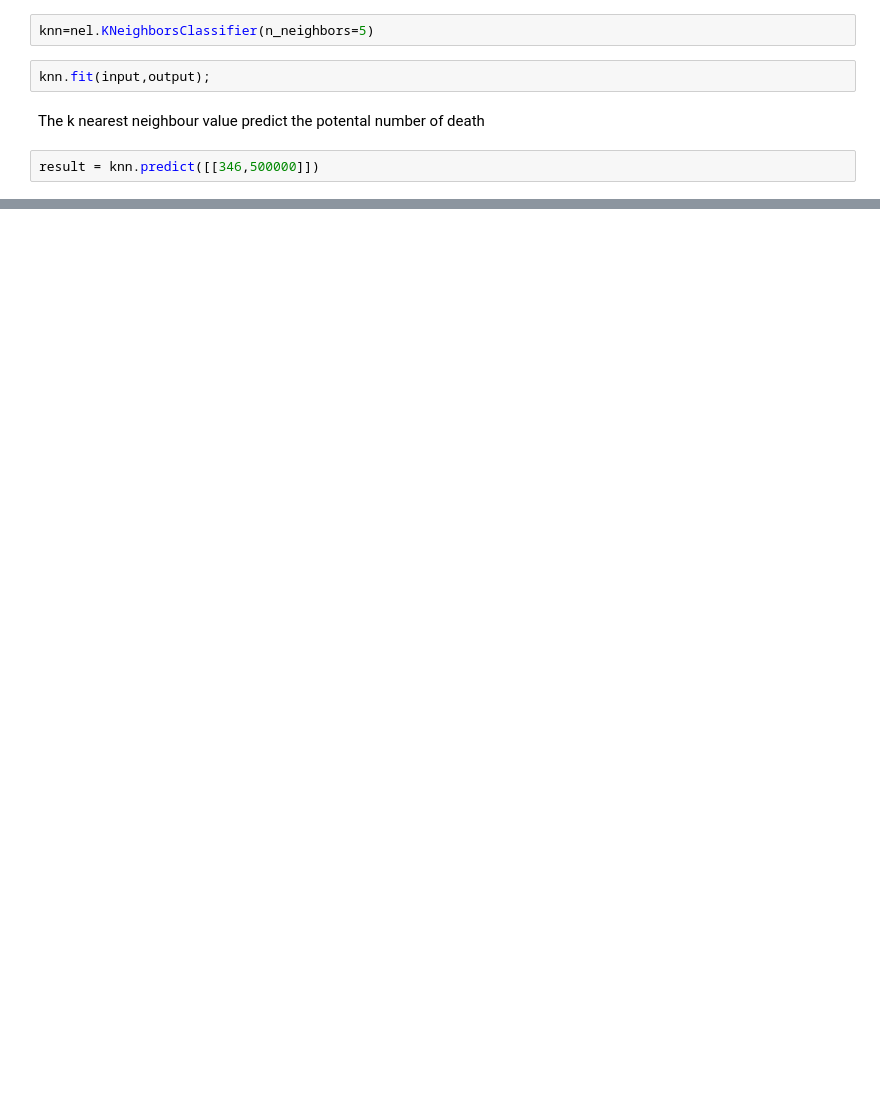
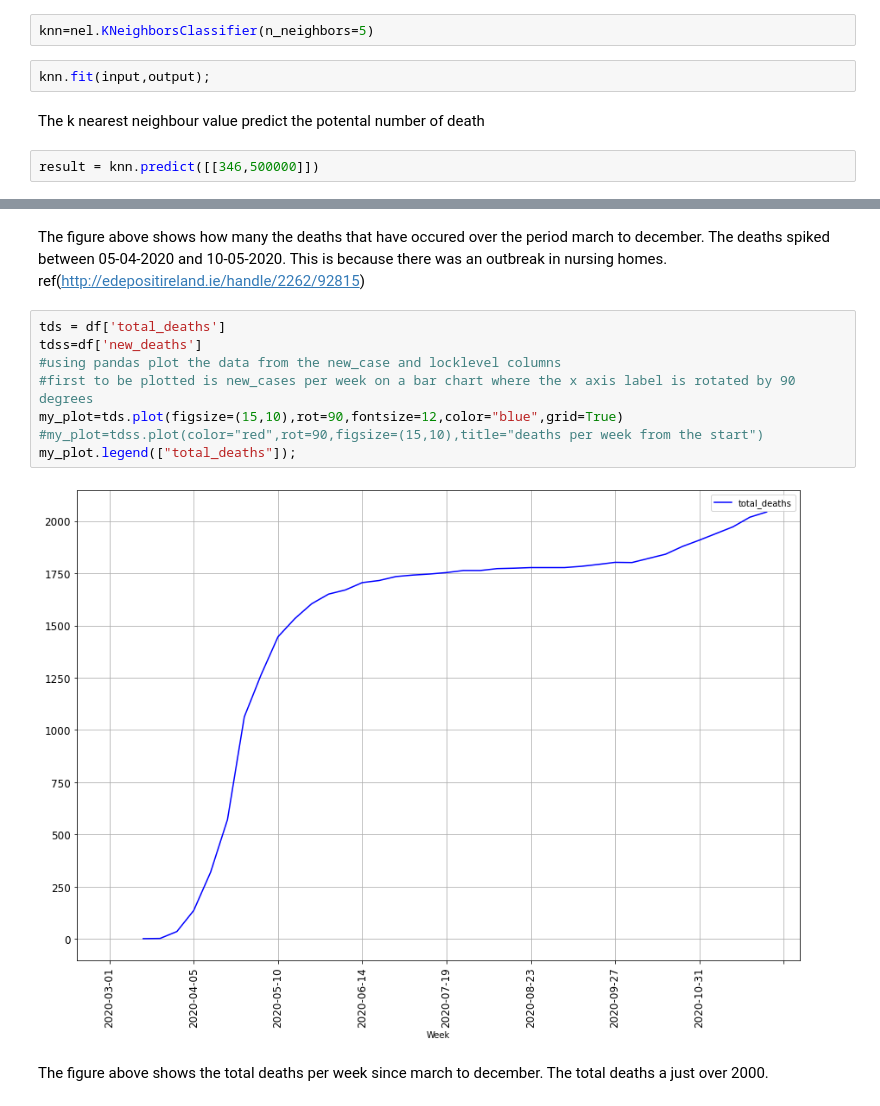
Before and after one commit to G00387859/programming-for-data-analysis-assignment, a Jupyter notebook: Project2020.ipynb, the cells around one changed output, grey strips where cells are left out. Cells and saved outputs as stored; diff of their text form; blank space fills up the shorter version.

```diff
--- a/Project2020.ipynb
+++ b/Project2020.ipynb
@@ -80,0 +113,14 @@ print("Perdicted Deaths: "result)
+# %% [markdown]
+The figure above shows how many the deaths that have occured over the period march to december. The deaths spiked between 05-04-2020 and 10-05-2020. This is because there was an outbreak in nursing homes. ref(http://edepositireland.ie/handle/2262/92815)
+# %%
+tds = df['total_deaths']
+tdss=df['new_deaths']
+#using pandas plot the data from the new_case and locklevel columns
+#first to be plotted is new_cases per week on a bar chart where the x axis label is rotated by 90 degrees
+my_plot=tds.plot(figsize=(15,10),rot=90,fontsize=12,color="blue",grid=True)
+#my_plot=tdss.plot(color="red",rot=90,figsize=(15,10),title="deaths per week from the start")
+my_plot.legend(["total_deaths"]);
+# %% [output]
+[figure, added]
+# %% [markdown]
+The figure above shows the total deaths per week since march to december. The total deaths a just over 2000.
```
Also changed, not shown: parts of 25 cells of this notebook, 1 other file.
